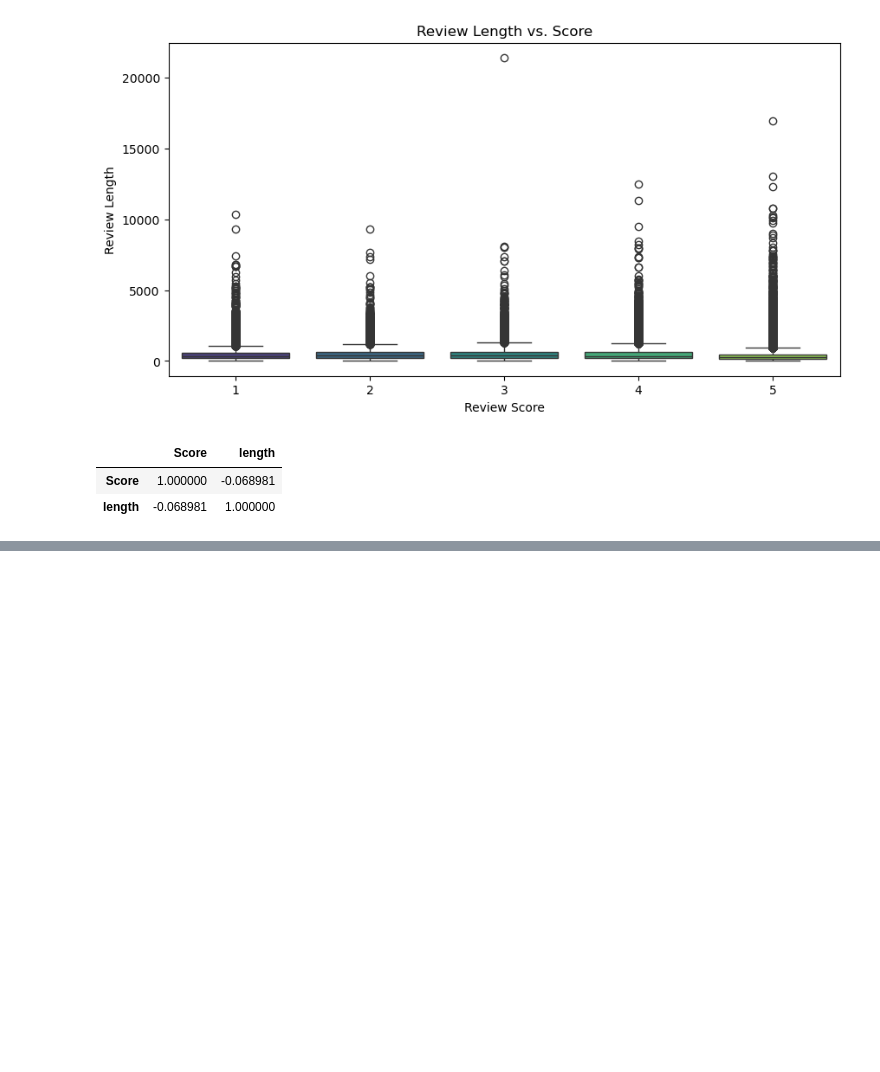
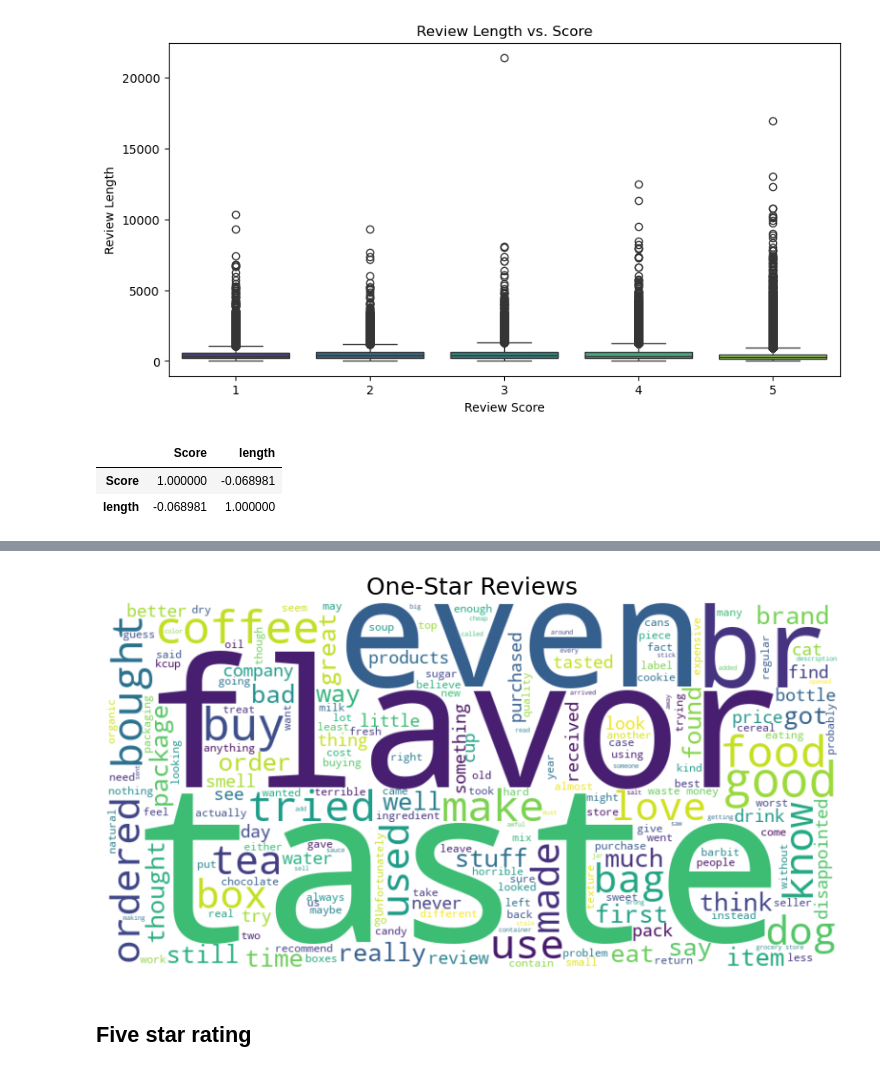
Before and after one commit to GeraintWong/f20aa_cw2, a Jupyter notebook: EDA.ipynb, the cells around one changed output, grey strips where cells are left out. Cells and saved outputs as stored; diff of their text form; code cells hidden in the pictures; blank space fills up the shorter version.

```diff
--- a/EDA.ipynb
+++ b/EDA.ipynb
@@ -97,0 +145,7 @@ train[["Score", "length"]].corr()
+# %%
+import string
+one_star_sampled['Text'] = one_star_sampled['Text'].str.translate(str.maketrans('', '', string.punctuation))
+five_star_sampled['Text'] = five_star_sampled['Text'].str.translate(str.maketrans('', '', string.punctuation))
+# %%
+one_star_sampled['Text'] = one_star_sampled['Text'].str.replace(r'\d+', '', regex=True)
+five_star_sampled['Text'] = five_star_sampled['Text'].str.replace(r'\d+', '', regex=True)
@@ -97,0 +189,6 @@ train[["Score", "length"]].corr()
+# %%
+nltk.download('punkt_tab')
+
+from nltk.tokenize import word_tokenize
+one_star_sampled['TextTokens'] = one_star_sampled['Text'].apply(word_tokenize)
+five_star_sampled['TextTokens'] = five_star_sampled['Text'].apply(word_tokenize)
@@ -97,0 +208,7 @@ train[["Score", "length"]].corr()
+# %%
+nltk.download('wordnet')
+
+from nltk.stem import WordNetLemmatizer
+lemmatizer = WordNetLemmatizer()
+one_star_sampled['TextTokens'] = one_star_sampled['TextTokens'].apply(lambda x: [lemmatizer.lemmatize(word) for word in x])
+five_star_sampled['TextTokens'] = five_star_sampled['TextTokens'].apply(lambda x: [lemmatizer.lemmatize(word) for word in x])
@@ -97,0 +424,30 @@ train[["Score", "length"]].corr()
+# %%
+from wordcloud import WordCloud, STOPWORDS
+import matplotlib.pyplot as plt
+
+# Combine all preprocessed one-star reviews into one string
+one_star_text = " ".join(one_star_sampled["Text"].astype(str))
+
+# Define stopwords (optional – extend as needed)
+stopwords = set(STOPWORDS)
+stopwords.update(["product", "amazon", "would", "get", "one"])  # Optional: add more
+
+# Generate word cloud
+one_star_wc = WordCloud(
+    stopwords=stopwords,
+    background_color="white",
+    max_words=200,
+    width=800,
+    height=400
+).generate(one_star_text)
+
+# Display the word cloud
+plt.figure(figsize=(10, 5))
+plt.imshow(one_star_wc, interpolation='bilinear')
+plt.title("One-Star Reviews", fontsize=18)
+plt.axis('off')
+plt.show()
+# %% [output]
+[figure, added]
+# %% [markdown]
+## Five star rating
```
Also changed, not shown: parts of 34 cells of this notebook.
